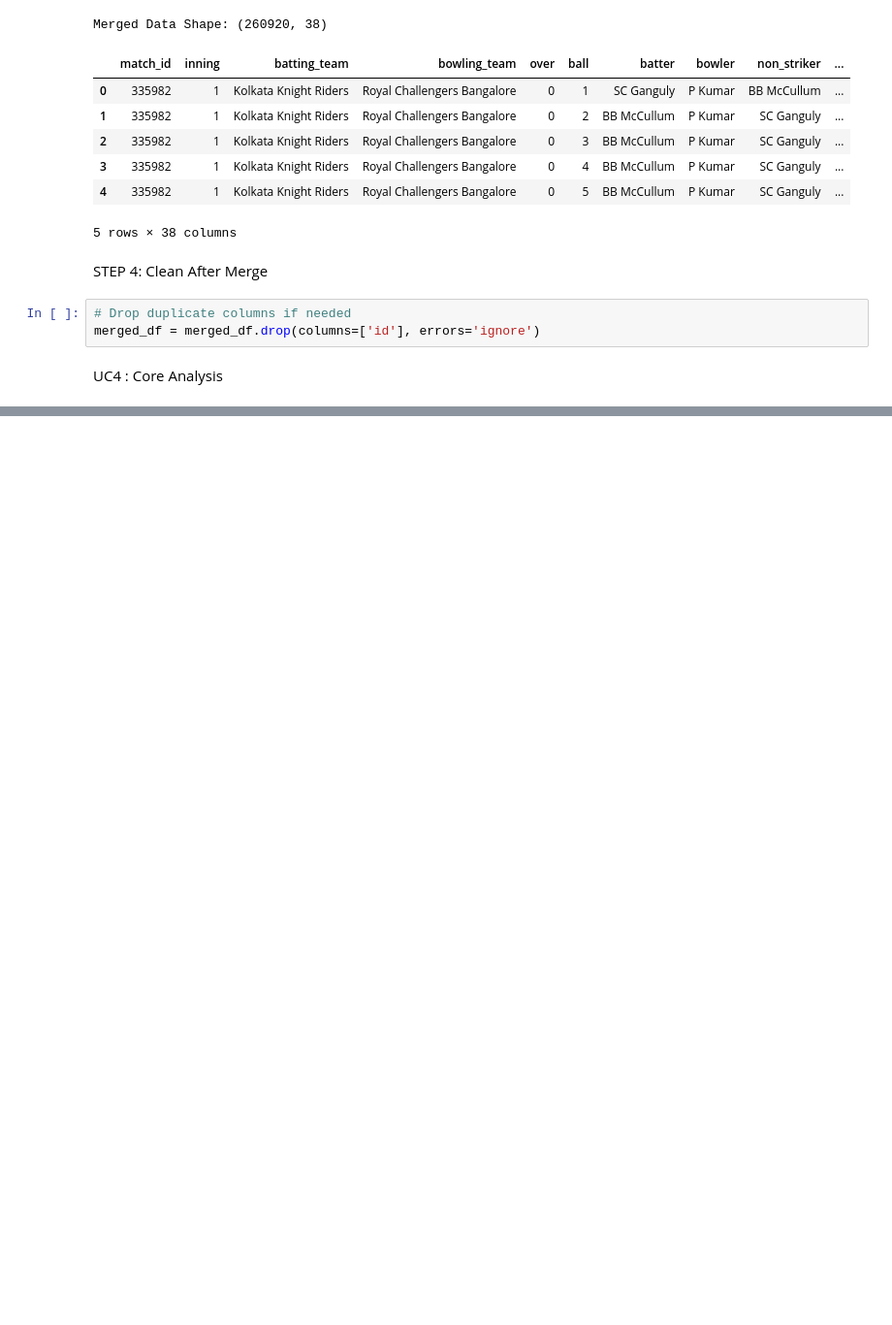
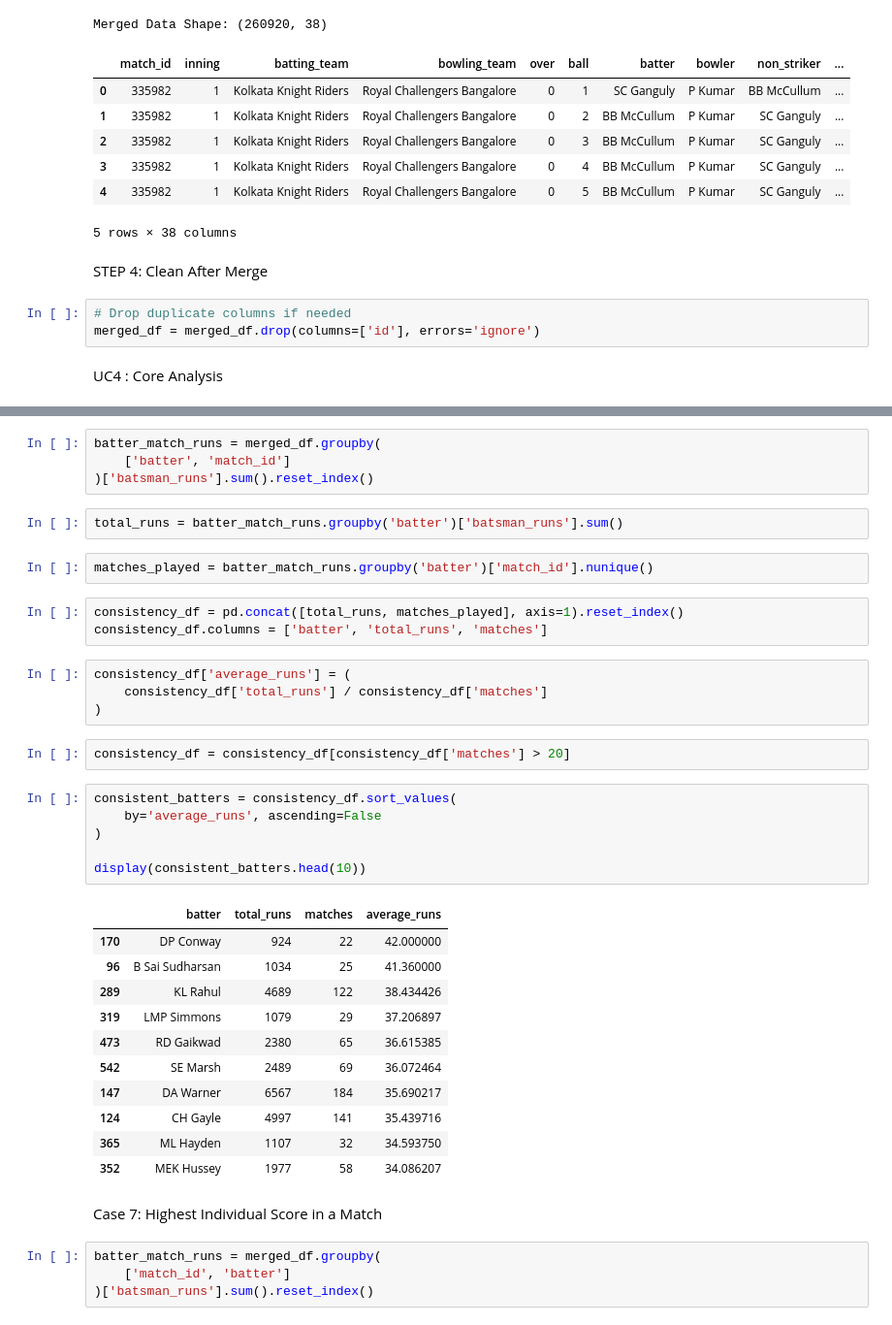
Before and after one commit to AkshatWalvekar/DataAnalysisNumpy, a Jupyter notebook: analysis.ipynb, the cells around one changed output, grey strips where cells are left out. Shown at 97% size. Cells and saved outputs as stored; diff of their text form; blank space fills up the shorter version.

```diff
--- a/analysis.ipynb
+++ b/analysis.ipynb
@@ -179,0 +324,41 @@ UC4 : Core Analysis
+# %%
+batter_match_runs = merged_df.groupby(
+    ['batter', 'match_id']
+)['batsman_runs'].sum().reset_index()
+# %%
+total_runs = batter_match_runs.groupby('batter')['batsman_runs'].sum()
+# %%
+matches_played = batter_match_runs.groupby('batter')['match_id'].nunique()
+# %%
+consistency_df = pd.concat([total_runs, matches_played], axis=1).reset_index()
+consistency_df.columns = ['batter', 'total_runs', 'matches']
+# %%
+consistency_df['average_runs'] = (
+    consistency_df['total_runs'] / consistency_df['matches']
+)
+# %%
+consistency_df = consistency_df[consistency_df['matches'] > 20]
+# %%
+consistent_batters = consistency_df.sort_values(
+    by='average_runs', ascending=False
+)
+
+display(consistent_batters.head(10))
+# %% [output]
+|  | batter | total_runs | matches | average_runs |
+| 170 | DP Conway | 924 | 22 | 42.000000 |
+| 96 | B Sai Sudharsan | 1034 | 25 | 41.360000 |
+| 289 | KL Rahul | 4689 | 122 | 38.434426 |
+| 319 | LMP Simmons | 1079 | 29 | 37.206897 |
+| 473 | RD Gaikwad | 2380 | 65 | 36.615385 |
+| 542 | SE Marsh | 2489 | 69 | 36.072464 |
+| 147 | DA Warner | 6567 | 184 | 35.690217 |
+| 124 | CH Gayle | 4997 | 141 | 35.439716 |
+| 365 | ML Hayden | 1107 | 32 | 34.593750 |
+| 352 | MEK Hussey | 1977 | 58 | 34.086207 |
+# %% [markdown]
+Case 7: Highest Individual Score in a Match
+# %%
+batter_match_runs = merged_df.groupby(
+    ['match_id', 'batter']
+)['batsman_runs'].sum().reset_index()
```
Also changed, not shown: parts of 63 cells of this notebook.
